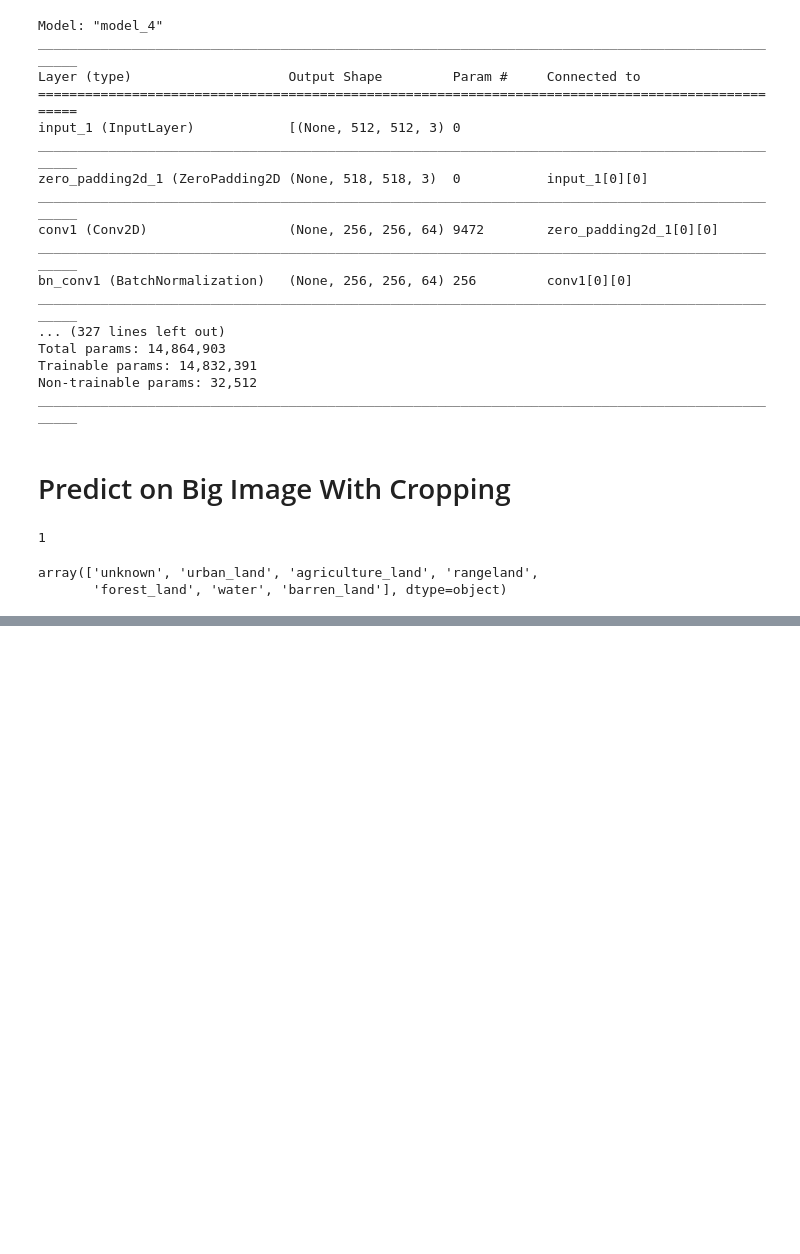
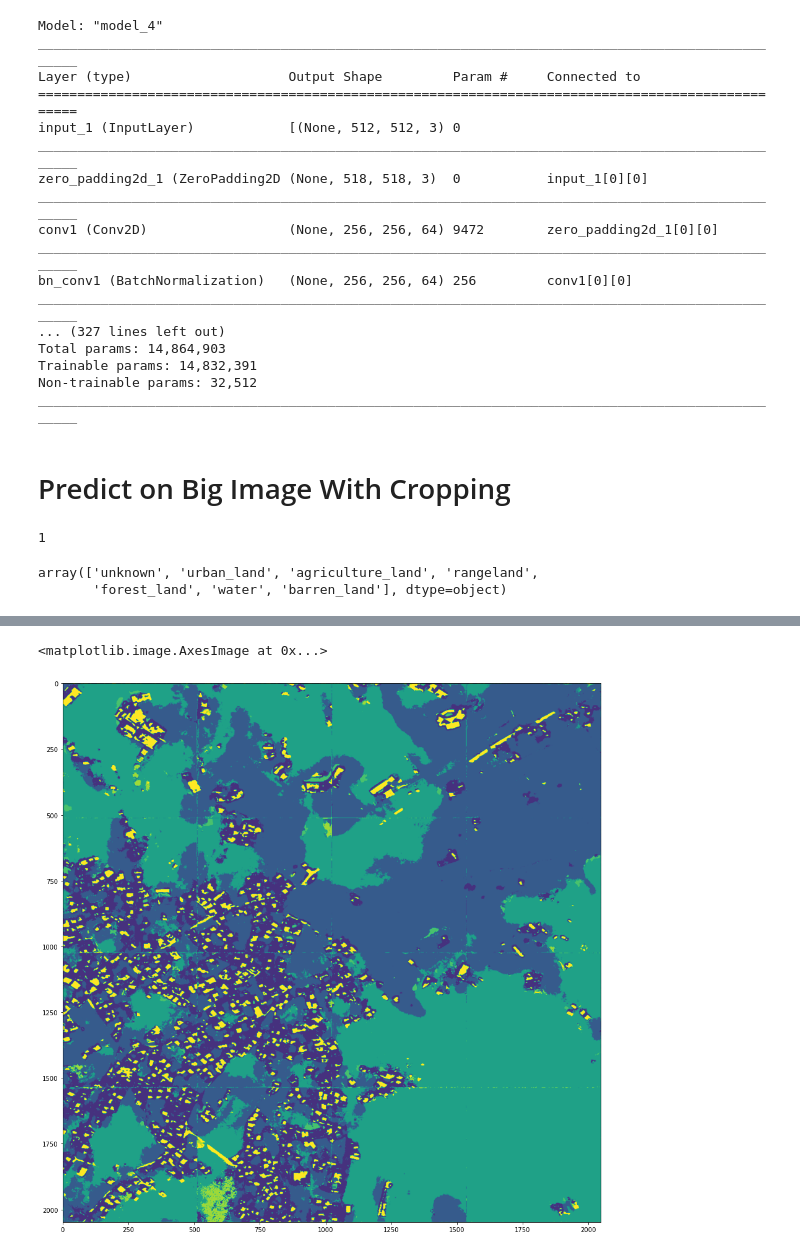
Before and after one commit to CSCCNY/final-project-landandbuildingsatimg-ccny, a Jupyter notebook: notebooks/scratch/01-JM-Big_img_Final.ipynb, the cells around one changed output, grey strips where cells are left out. Cells and saved outputs as stored; diff of their text form; code cells hidden in the pictures; blank space fills up the shorter version.

```diff
--- a/notebooks/scratch/01-JM-Big_img_Final.ipynb
+++ b/notebooks/scratch/01-JM-Big_img_Final.ipynb
@@ -153,0 +205,9 @@ array(['unknown', 'urban_land', 'agriculture_land', 'rangeland',
+# %%
+fig, axes = plt.subplots(figsize=(16, 16))
+
+axes.imshow(b2)
+# plt.savefig(folder_name2 + 'imgb2.png', dpi = 300)
+#  'nearest'
+# %% [output]
+<matplotlib.image.AxesImage at 0x...>
+[figure, added]
```
Also changed, not shown: parts of 10 cells of this notebook, 2 other files.
